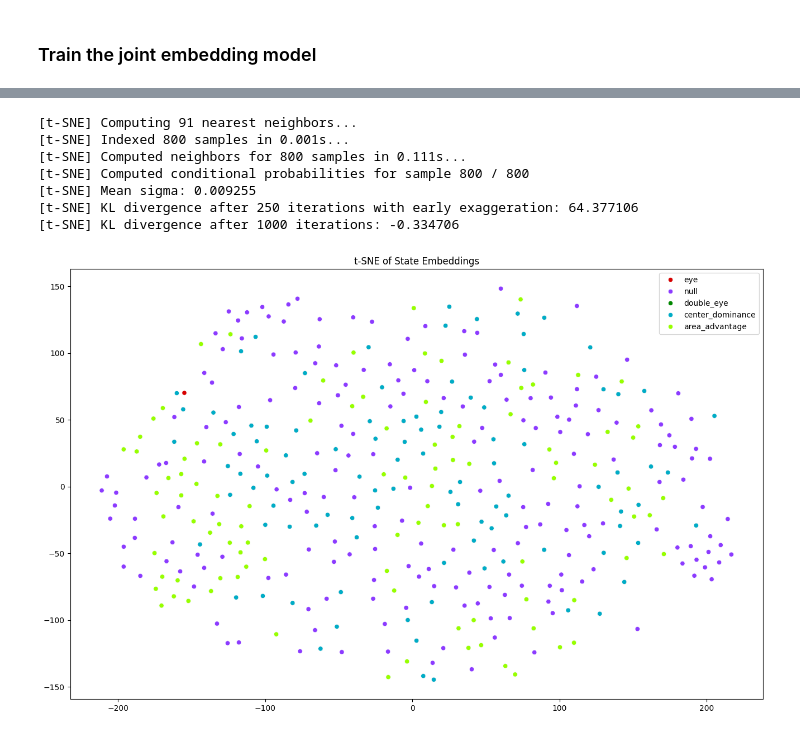
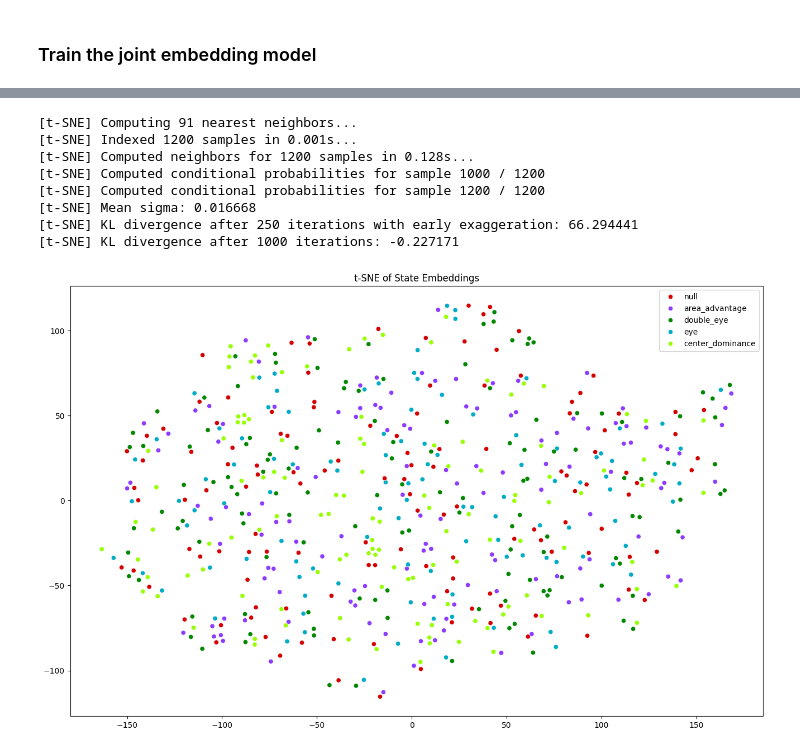
Before and after one commit to erikssommer/xai-concept-methods-drl, a Jupyter notebook: notebooks/joint_embedding_model.ipynb, the cells around one changed output, grey strips where cells are left out. Drawn from its saved outputs; the diff is of its cells as text; code cells hidden in the pictures.

Commit message:
Fixed bug where negative cases were not generated and added validation and test  data split

```diff
--- a/notebooks/joint_embedding_model.ipynb
+++ b/notebooks/joint_embedding_model.ipynb
@@ -27,7 +27,6 @@ from jem import JointEmbeddingModel, get_data, convert_integers_to_explinations
 lr = 0.001
 epochs = 10
 batch_size = 128
-num_epochs = 10
 input_state_embed = 64
 hidden_state_embed = 32
 output_state_embed = 16
@@ -63,4 +62,27 @@ states, explinations, labels, max_sent_len, vocab = get_data(agents, cases_to_sa
 vocab_size = len(vocab)
 
 print(states.shape, explinations.shape, labels.shape, max_sent_len, vocab_size)
+
+# Shuffle the data
+indices = np.arange(states.shape[0])
+np.random.shuffle(indices)
+states = states[indices]
+explinations = explinations[indices]
+labels = labels[indices]
+
+# Split the data into 60% training, 20% validation, and 20% test
+split1 = int(0.6 * states.shape[0])
+split2 = int(0.8 * states.shape[0])
+
+train_states = states[:split1]
+train_explinations = explinations[:split1]
+train_labels = labels[:split1]
+
+val_states = states[split1:split2]
+val_explinations = explinations[split1:split2]
+val_labels = labels[split1:split2]
+
+test_states = states[split2:]
+test_explinations = explinations[split2:]
+test_labels = labels[split2:]
 # %% [output]
@@ -70,7 +92,7 @@ print(states.shape, explinations.shape, labels.shape, max_sent_len, vocab_size)
 # %%
 jem = JointEmbeddingModel(vocab_size=vocab_size, max_sent_len=max_sent_len, board_size=board_size, learning_rate=lr)
 
-jem.fit(states, explinations, labels, batch_size=batch_size, epochs=50)
+jem.fit(train_states, train_explinations, train_labels, val_states, val_explinations, val_labels, epochs=epochs, batch_size=batch_size)
 
 jem.save_model('../models/jem/joint_embedding_model.keras')
 # %% [output]
@@ -118,40 +142,42 @@ import colorcet as cc
 # Define necessary variables
 state_embeddings = []
 explination_predictions = []
 
 # Get the embeddings
-for i in range(len(states)):
-    state_embed, exp_embed, _ = jem.predict(states[i], explinations[i])
+# The TSN-E visualizations is created using the models’ training dataset.
+for i in range(len(train_states)):
+    state_embed, exp_embed, _ = jem.predict(train_states[i], train_explinations[i])
     state_embeddings.append(state_embed)
     # Get the explination converted to a string
-    explination = convert_integers_to_explinations(explinations[i], vocab)
+    explination = convert_integers_to_explinations(train_explinations[i], vocab)
     explination_predictions.append(explination)
 
 new_state_embed = []
 
 for list_ in state_embeddings:
     new_state_embed.append(list_[0])
 
 new_state_embed = np.array(new_state_embed)
 explination_predictions = np.array(explination_predictions)
 
 # Fit the t-sne
 tsne = TSNE(n_components=2, verbose=1)
 state_embed_tsne = tsne.fit_transform(new_state_embed)
 
 # Plot the t-sne
 palette = sns.color_palette(cc.glasbey, 5)
 plt.figure(figsize=(16,10))
 sns.scatterplot(x=state_embed_tsne[:,0], y=state_embed_tsne[:,1], hue=explination_predictions, legend='full', palette=palette)
 plt.title('t-SNE of State Embeddings')
 plt.plot()
 plt.show()
 # %% [output]
 [t-SNE] Computing 91 nearest neighbors...
-[t-SNE] Indexed 800 samples in 0.001s...
-[t-SNE] Computed neighbors for 800 samples in 0.111s...
-[t-SNE] Computed conditional probabilities for sample 800 / 800
-[t-SNE] Mean sigma: 0.009255
-[t-SNE] KL divergence after 250 iterations with early exaggeration: 64.377106
-[t-SNE] KL divergence after 1000 iterations: -0.334706
+[t-SNE] Indexed 1200 samples in 0.001s...
+[t-SNE] Computed neighbors for 1200 samples in 0.128s...
+[t-SNE] Computed conditional probabilities for sample 1000 / 1200
+[t-SNE] Computed conditional probabilities for sample 1200 / 1200
+[t-SNE] Mean sigma: 0.016668
+[t-SNE] KL divergence after 250 iterations with early exaggeration: 66.294441
+[t-SNE] KL divergence after 1000 iterations: -0.227171
-[figure, old version]
+[figure, new version]
```
Also changed, not shown: parts of 2 cells of this notebook, 2 other files.
